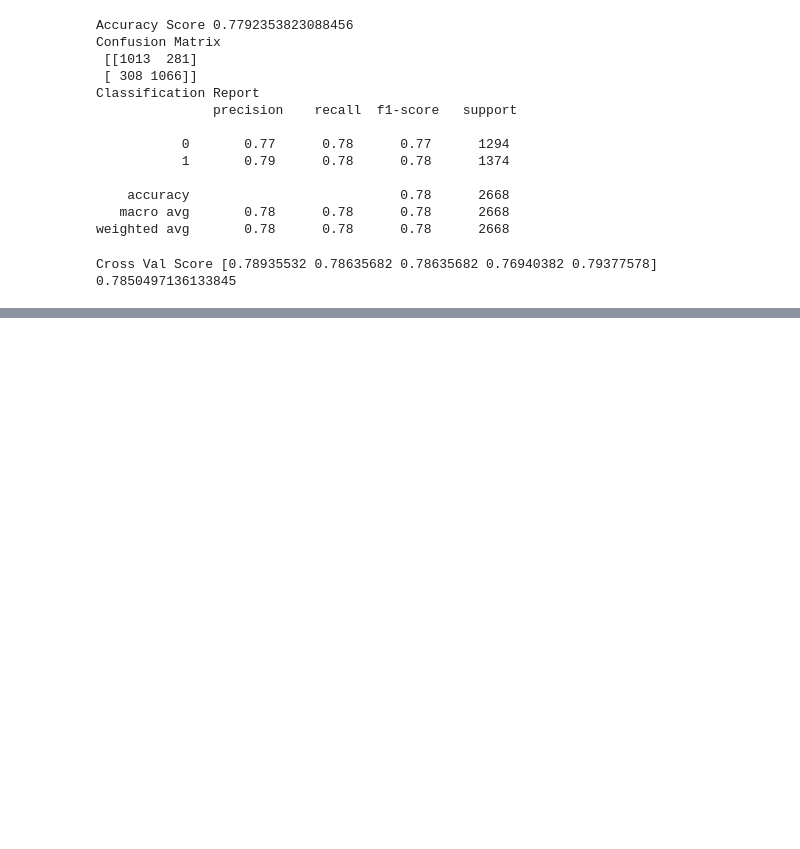
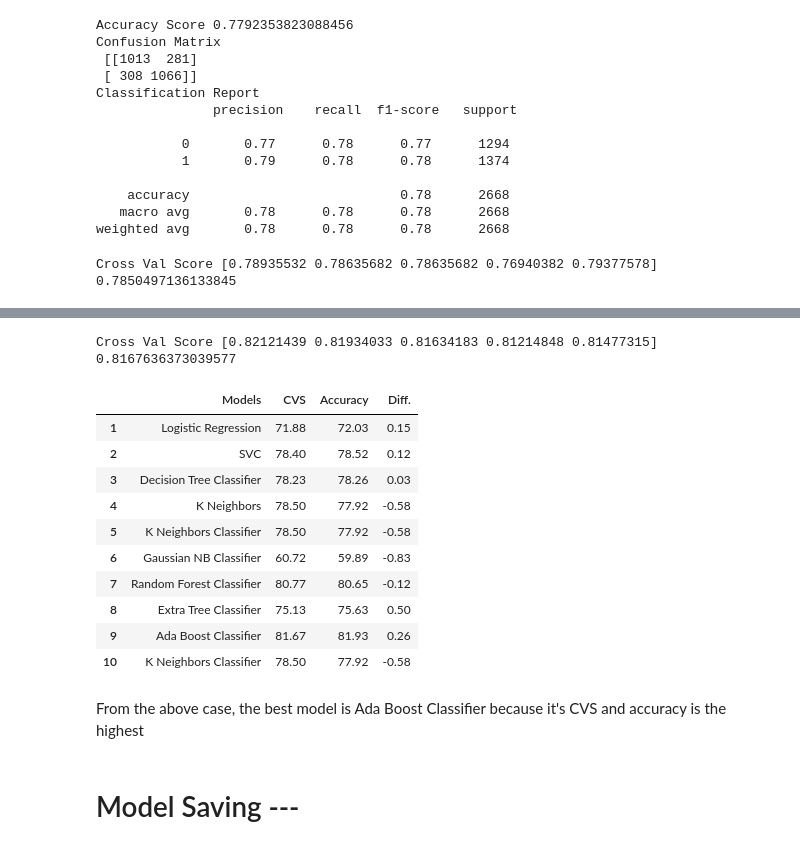
Before and after one commit to SudhanshuKumar19/Projects-, a Jupyter notebook: Evaluation Project 5 - Census Income Project.ipynb, the cells around one changed output, grey strips where cells are left out. Cells and saved outputs as stored; diff of their text form; code cells hidden in the pictures; blank space fills up the shorter version.

```diff
--- a/Evaluation Project 5 - Census Income Project.ipynb
+++ b/Evaluation Project 5 - Census Income Project.ipynb
@@ -903,0 +985,4 @@ Model.append("K Neighbors")
+# %%
+CVS.append(80.77)
+Acc.append(80.65)
+Model.append("Random Forest Classifier")
@@ -903,0 +1023,4 @@ Model.append("K Neighbors")
+# %%
+CVS.append(75.13)
+Acc.append(75.63)
+Model.append("Extra Tree Classifier")
@@ -903,0 +1053,38 @@ Model.append("K Neighbors")
+# %%
+cvs(ada)
+# %% [output]
+Cross Val Score [0.82121439 0.81934033 0.81634183 0.81214848 0.81477315]
+0.8167636373039577
+# %%
+CVS.append(81.67)
+Acc.append(81.93)
+Model.append("Ada Boost Classifier")
+# %%
+output = pd.DataFrame()
+output["Models"] = Model
+output["CVS"] = CVS
+output["Accuracy"] = Acc
+diff = []
+
+for i in range(0,len(Acc)):
+    diff.append(Acc[i]-CVS[i])
+output["Diff."]=diff
+output.index+=1
+# %%
+output
+# %% [output]
+|  | Models | CVS | Accuracy | Diff. |
+| 1 | Logistic Regression | 71.88 | 72.03 | 0.15 |
+| 2 | SVC | 78.40 | 78.52 | 0.12 |
+| 3 | Decision Tree Classifier | 78.23 | 78.26 | 0.03 |
+| 4 | K Neighbors | 78.50 | 77.92 | -0.58 |
+| 5 | K Neighbors Classifier | 78.50 | 77.92 | -0.58 |
+| 6 | Gaussian NB Classifier | 60.72 | 59.89 | -0.83 |
+| 7 | Random Forest Classifier | 80.77 | 80.65 | -0.12 |
+| 8 | Extra Tree Classifier | 75.13 | 75.63 | 0.50 |
+| 9 | Ada Boost Classifier | 81.67 | 81.93 | 0.26 |
+| 10 | K Neighbors Classifier | 78.50 | 77.92 | -0.58 |
+# %% [markdown]
+From the above case, the best model is Ada Boost Classifier because it's CVS and accuracy is the highest
+# %% [markdown]
+# Model Saving ---
```
Also changed, not shown: parts of 35 cells of this notebook.
